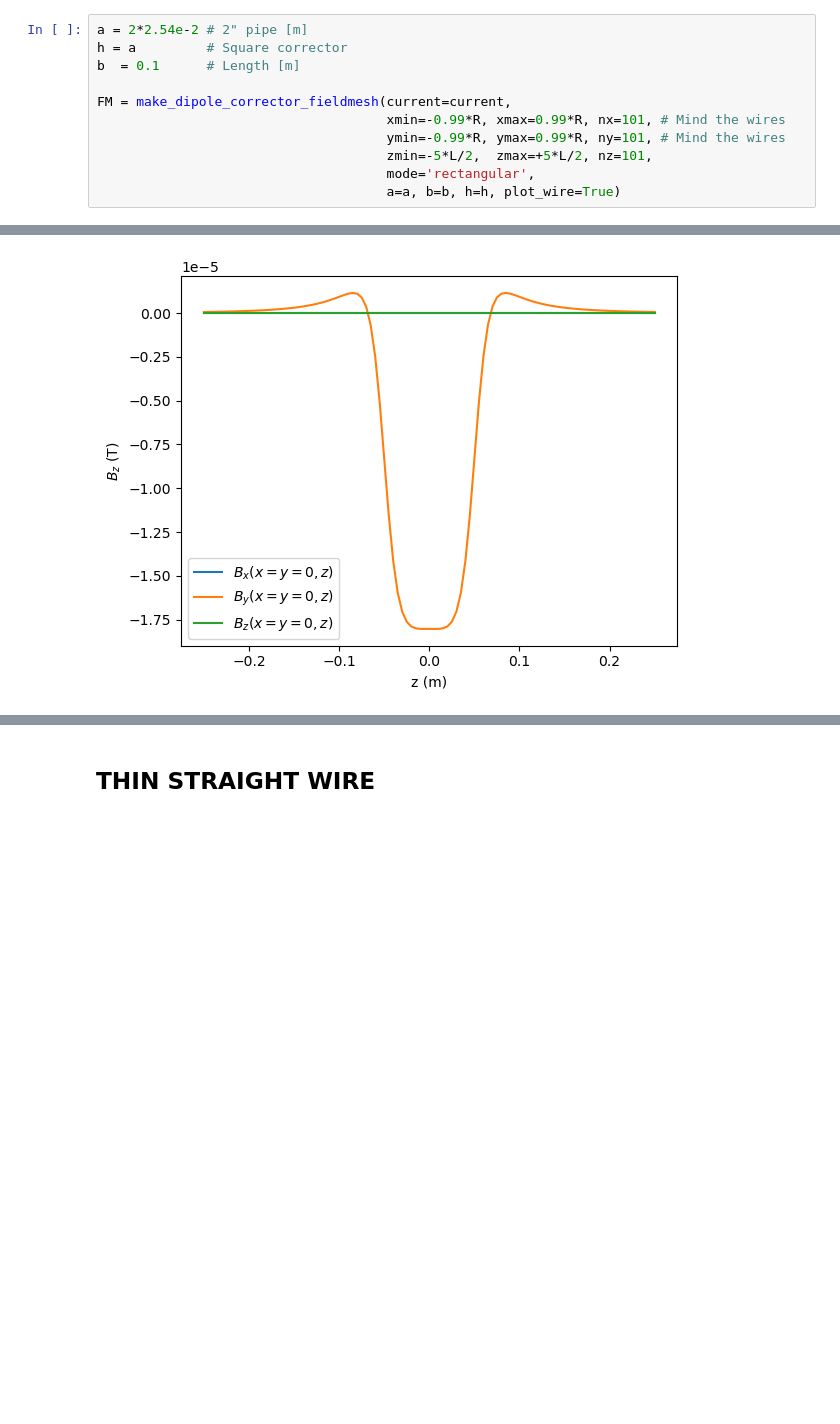
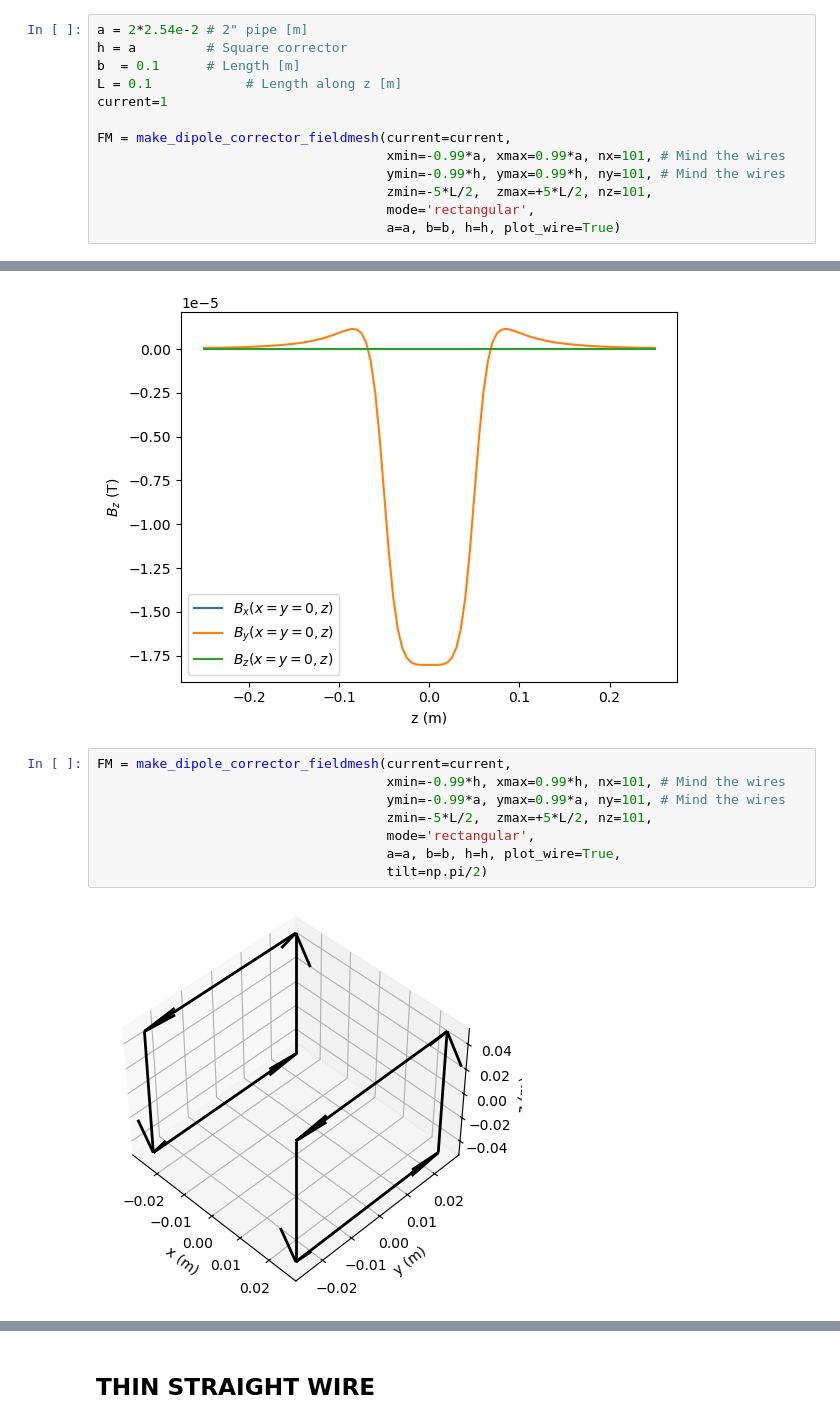
Before and after one commit to ChristopherMayes/openPMD-beamphysics, a Jupyter notebook: examples/fields/corrector_modeling/corrector_modeling.ipynb, the cells around one changed output, grey strips where cells are left out. Drawn from its saved outputs; the diff is of its cells as text; blank space fills up the shorter version.

```diff
--- a/examples/fields/corrector_modeling/corrector_modeling.ipynb
+++ b/examples/fields/corrector_modeling/corrector_modeling.ipynb
@@ -56,10 +73,12 @@ The rectangular coil corrector is defined by two rectangular coils separated in
 a = 2*2.54e-2 # 2" pipe [m]
 h = a         # Square corrector
 b  = 0.1      # Length [m]
+L = 0.1            # Length along z [m]
+current=1
 
 FM = make_dipole_corrector_fieldmesh(current=current,
-                                     xmin=-0.99*R, xmax=0.99*R, nx=101, # Mind the wires
-                                     ymin=-0.99*R, ymax=0.99*R, ny=101, # Mind the wires
+                                     xmin=-0.99*a, xmax=0.99*a, nx=101, # Mind the wires
+                                     ymin=-0.99*h, ymax=0.99*h, ny=101, # Mind the wires
                                      zmin=-5*L/2,  zmax=+5*L/2, nz=101,
                                      mode='rectangular',
                                      a=a, b=b, h=h, plot_wire=True)
@@ -73,3 +92,13 @@ FM.plot(component='By', y=0)
 FM.plot_onaxis(['Bx', 'By', 'Bz'])
 # %% [output]
 [figure]
+# %%
+FM = make_dipole_corrector_fieldmesh(current=current,
+                                     xmin=-0.99*h, xmax=0.99*h, nx=101, # Mind the wires
+                                     ymin=-0.99*a, ymax=0.99*a, ny=101, # Mind the wires
+                                     zmin=-5*L/2,  zmax=+5*L/2, nz=101,
+                                     mode='rectangular',
+                                     a=a, b=b, h=h, plot_wire=True,
+                                     tilt=np.pi/2)
+# %% [output]
+[figure, added]
```
Also changed, not shown: parts of 4 cells of this notebook, 24 other files.
